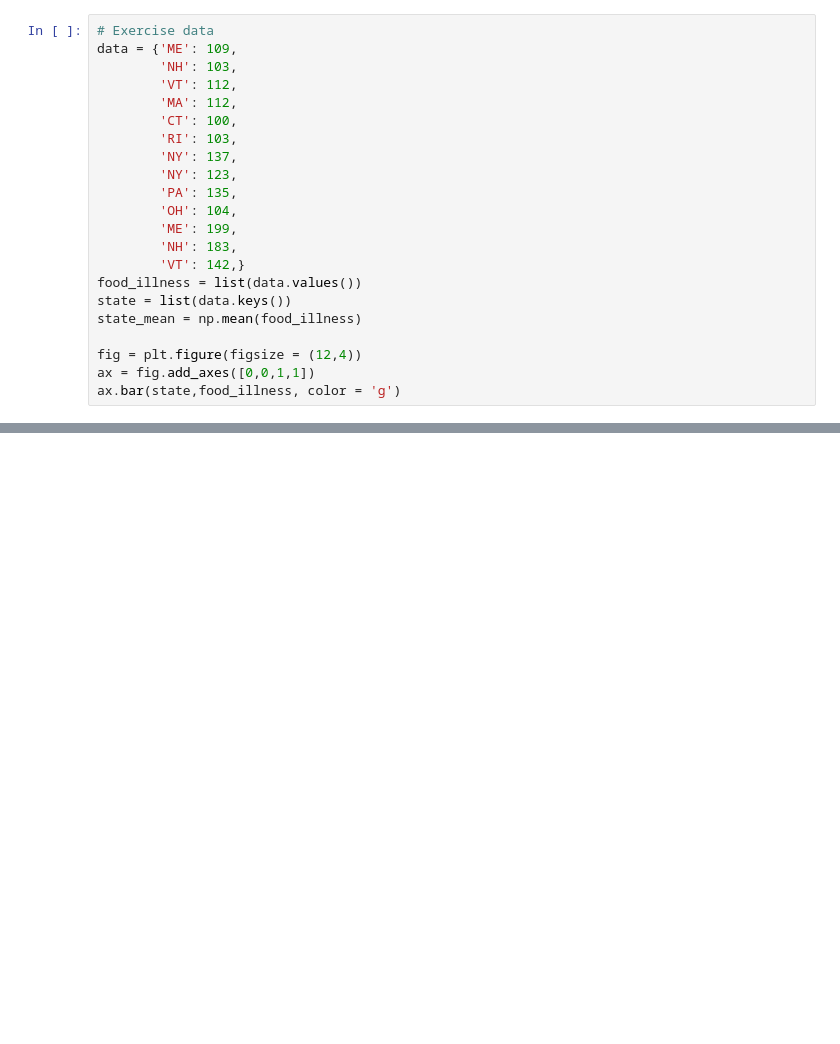
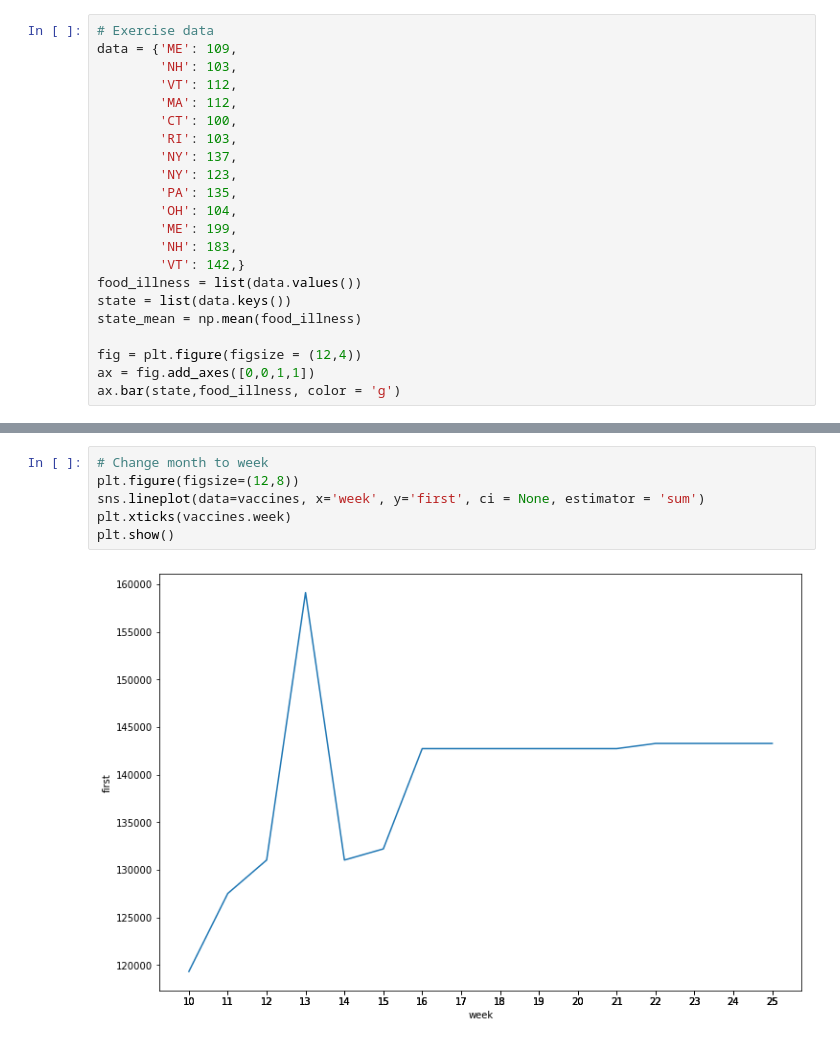
Before and after one commit to jimcody2014/Python-CDC, a Jupyter notebook: Data Visualization/notebooks/Testing Stuff.ipynb, the cells around one changed output, grey strips where cells are left out. Drawn from its saved outputs; the diff is of its cells as text; blank space fills up the shorter version.

```diff
--- a/Data Visualization/notebooks/Testing Stuff.ipynb
+++ b/Data Visualization/notebooks/Testing Stuff.ipynb
@@ -45,0 +188,8 @@ ax.plot(df.cut,df.price, color = 'g')
+# %%
+# Change month to week
+plt.figure(figsize=(12,8))
+sns.lineplot(data=vaccines, x='week', y='first', ci = None, estimator = 'sum')
+plt.xticks(vaccines.week)
+plt.show()
+# %% [output]
+[figure, added]
```
Also changed, not shown: parts of 21 cells of this notebook, 16 other files.
